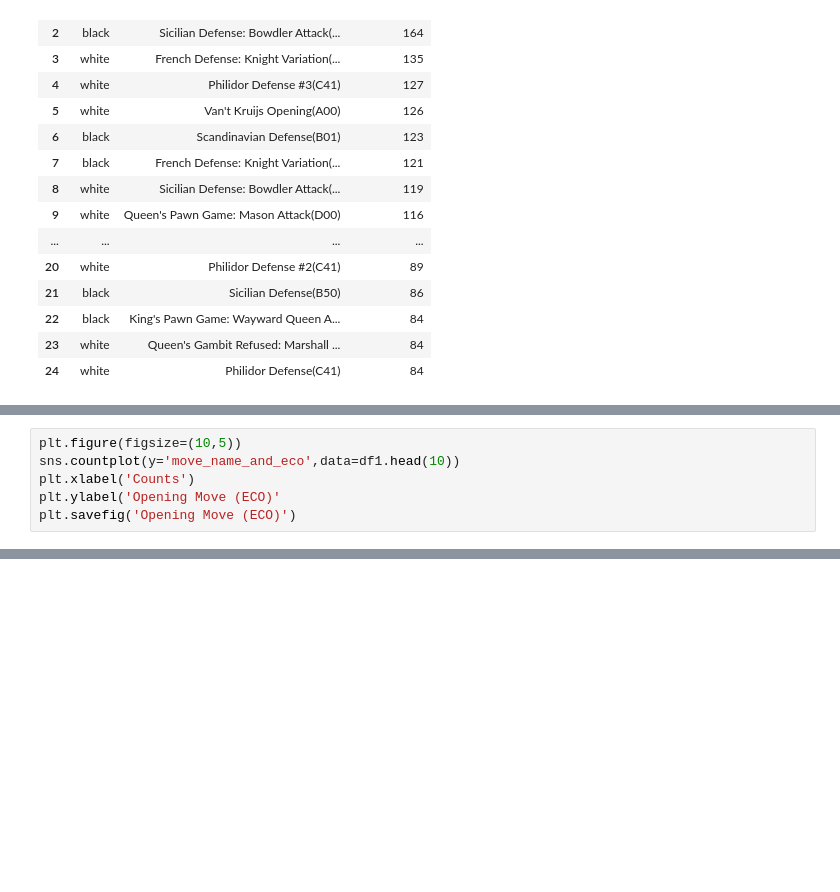
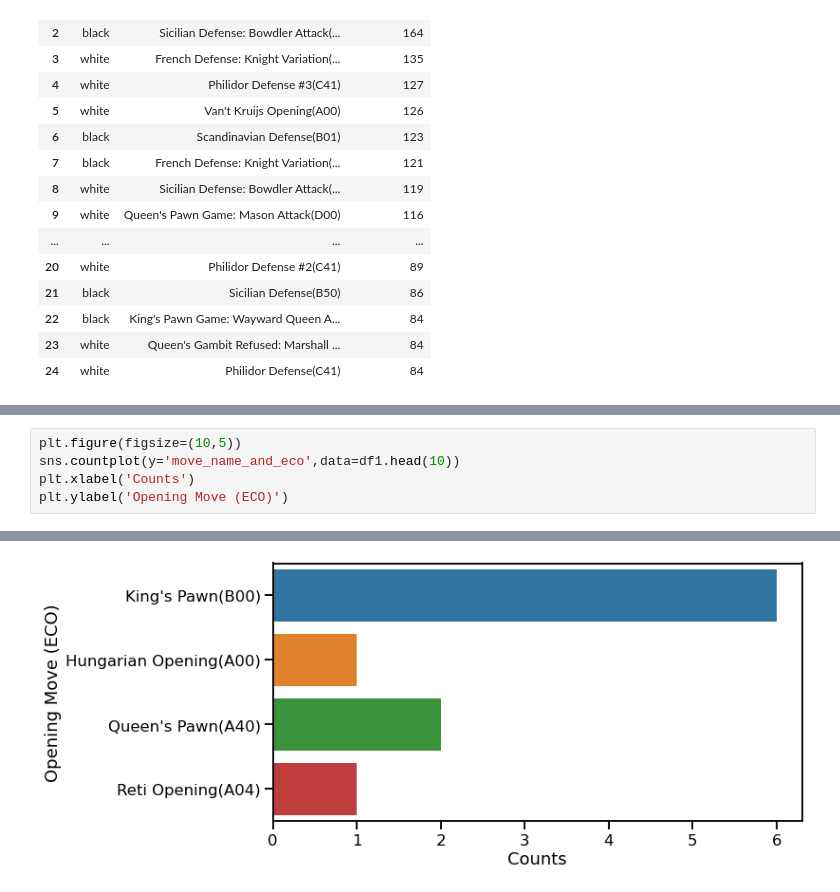
Before and after one commit to data301-2020-winter1/course-project-group_6025, a Jupyter notebook: analysis/Robiian1989/Milestone 2.ipynb, the cells around one changed output, grey strips where cells are left out. Saved outputs shown, nothing was run; the diff lists cells and outputs as text; blank space fills up the shorter version.

```diff
--- a/analysis/Robiian1989/Milestone 2.ipynb
+++ b/analysis/Robiian1989/Milestone 2.ipynb
@@ -146,6 +146,5 @@ Text(0.5, 1.0, 'Number of Wins Per Opening Per Colour')
 plt.figure(figsize=(10,5))
 sns.countplot(y='move_name_and_eco',data=df1.head(10))
 plt.xlabel('Counts')
-plt.ylabel('Opening Move (ECO)'
-plt.savefig('Opening Move (ECO)')
+plt.ylabel('Opening Move (ECO)')
 # %% [output]
@@ -152,0 +152 @@ SyntaxError: invalid syntax (<ipython-input-23-3997e614c730>, line 5)
+[figure, added]
```
Also changed, not shown: parts of 5 cells of this notebook, 4 other files.
